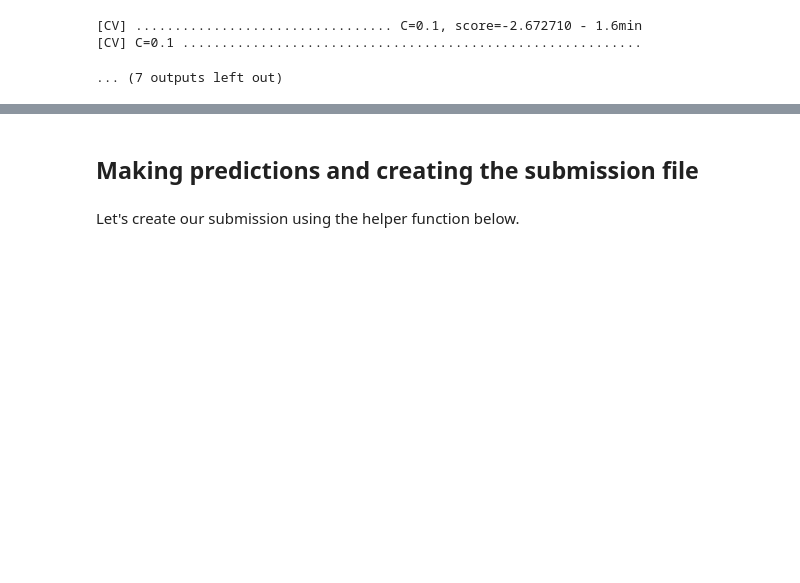
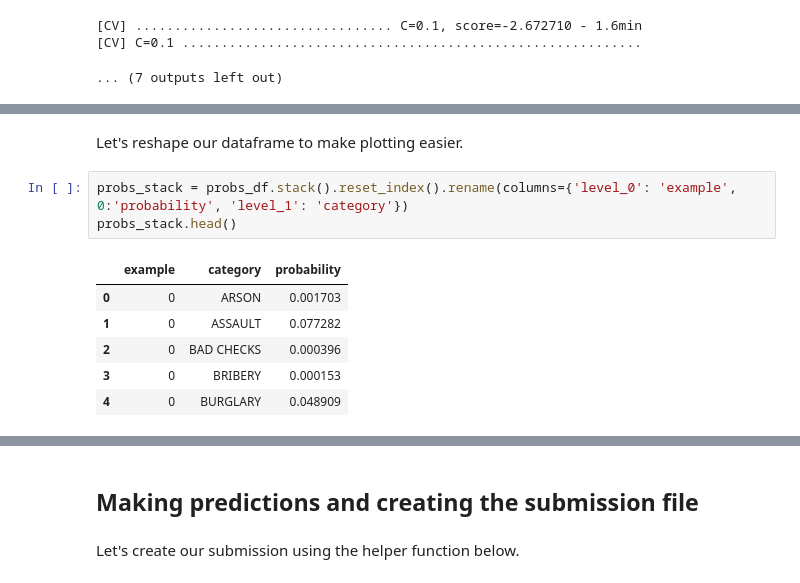
Before and after one commit to ryankresse/sf-crime, a Jupyter notebook: logistic_regression.ipynb, the cells around one changed output, grey strips where cells are left out. Cells and saved outputs as stored; diff of their text form; blank space fills up the shorter version.

```diff
--- a/logistic_regression.ipynb
+++ b/logistic_regression.ipynb
@@ -204,0 +232,12 @@ Fitting 3 folds for each of 4 candidates, totalling 12 fits
+# %% [markdown]
+Let's reshape our dataframe to make plotting easier.
+# %%
+probs_stack = probs_df.stack().reset_index().rename(columns={'level_0': 'example', 0:'probability', 'level_1': 'category'})
+probs_stack.head()
+# %% [output]
+|  | example | category | probability |
+| 0 | 0 | ARSON | 0.001703 |
+| 1 | 0 | ASSAULT | 0.077282 |
+| 2 | 0 | BAD CHECKS | 0.000396 |
+| 3 | 0 | BRIBERY | 0.000153 |
+| 4 | 0 | BURGLARY | 0.048909 |
```
Also changed, not shown: parts of 11 cells of this notebook, 1 other file.
